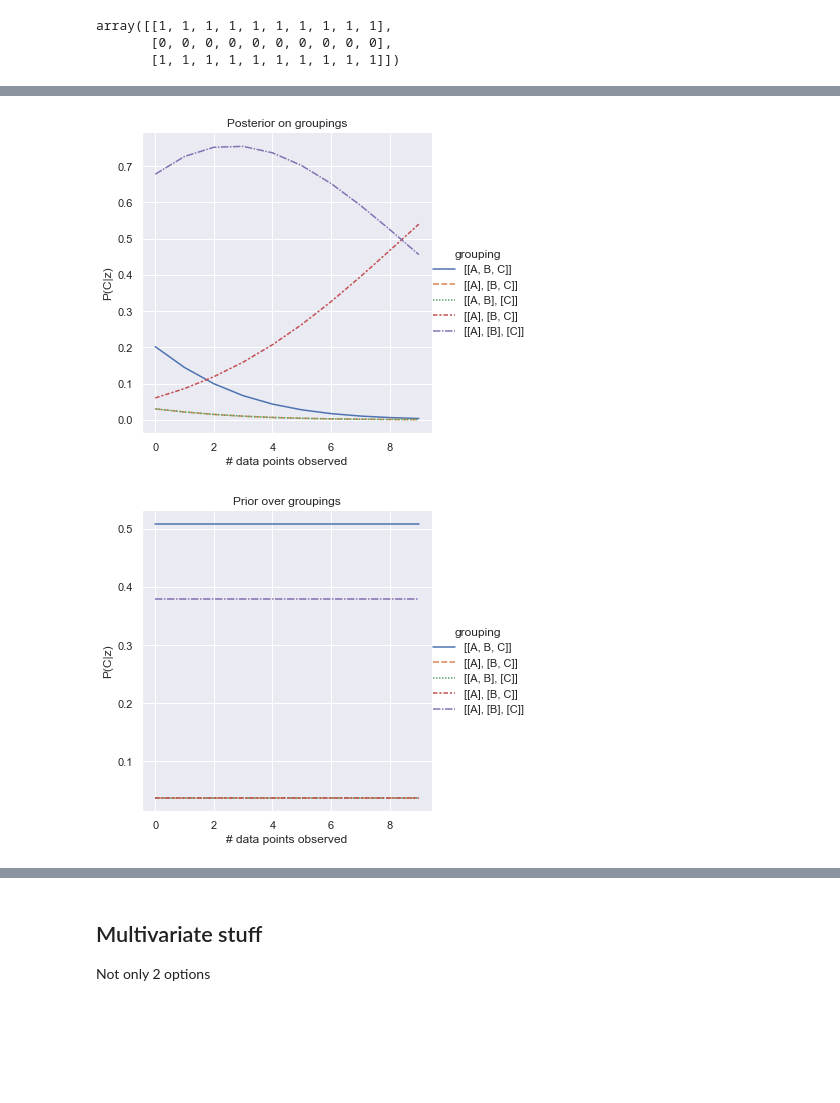
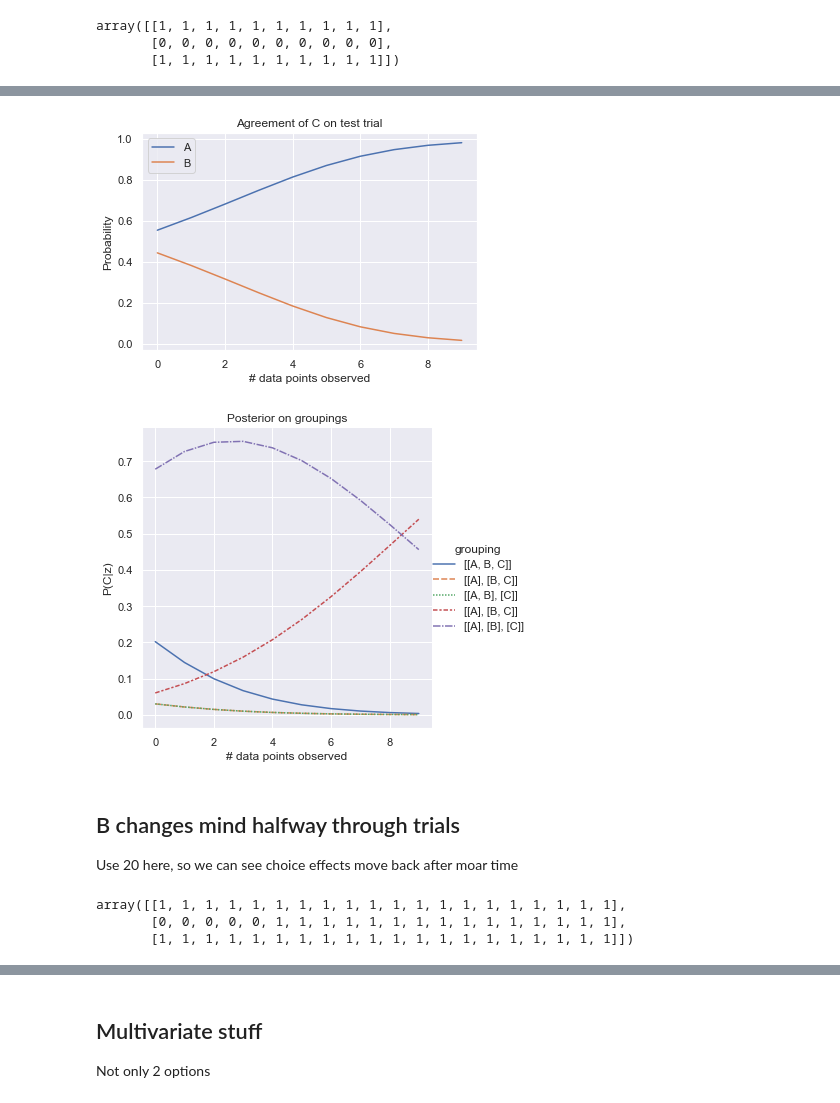
Before and after one commit to aliciamchen/structure-learning, a Jupyter notebook: GershmanPouncyGweon2017.ipynb, the cells around one changed output, grey strips where cells are left out. Saved outputs shown, nothing was run; the diff lists cells and outputs as text; code cells hidden in the pictures; blank space fills up the shorter version.

```diff
--- a/GershmanPouncyGweon2017.ipynb
+++ b/GershmanPouncyGweon2017.ipynb
@@ -767,26 +743,21 @@ df_prog
-# %%
-# plots
-
-# Posterior on groupings
-g = sns.relplot(data=df_prog, x="time", y="PzGC", hue="grouping", kind="line", style="grouping")
-new_labels = ['[[A, B, C]]', '[[A], [B, C]]', '[[A, B], [C]]', '[[A], [B, C]]', '[[A], [B], [C]]']
-for t, l in zip(g._legend.texts, new_labels):
-    t.set_text(l)
-plt.title("Posterior on groupings")
-plt.ylabel("P(C|z)")
-plt.xlabel("# data points observed")
-plt.show()
-# %% [output]
-[figure, removed]
-# %%
-# Posterior on groupings
-g = sns.relplot(data=df_prog, x="time", y="Pz", hue="grouping", kind="line", style="grouping")
-new_labels = ['[[A, B, C]]', '[[A], [B, C]]', '[[A, B], [C]]', '[[A], [B, C]]', '[[A], [B], [C]]']
-for t, l in zip(g._legend.texts, new_labels):
-    t.set_text(l)
-plt.title("Prior over groupings")
-plt.ylabel("P(C|z)")
-plt.xlabel("# data points observed")
-plt.show()
-# %% [output]
-[figure, removed]
+# %%
+_ = dynamics(big_C, params)
+# %% [output]
+[figure, added]
+[figure, added]
+# %% [markdown]
+## B changes mind halfway through trials
+
+Use 20 here, so we can see choice effects move back after moar time
+# %%
+big_C = np.array([
+    [1 for i in range(20)],  # A
+    [0 for i in range(5)] + [1 for i in range(15)],  # B
+    [1 for i in range(20)]  # C
+])
+
+big_C
+# %% [output]
+array([[1, 1, 1, 1, 1, 1, 1, 1, 1, 1, 1, 1, 1, 1, 1, 1, 1, 1, 1, 1],
+       [0, 0, 0, 0, 0, 1, 1, 1, 1, 1, 1, 1, 1, 1, 1, 1, 1, 1, 1, 1],
+       [1, 1, 1, 1, 1, 1, 1, 1, 1, 1, 1, 1, 1, 1, 1, 1, 1, 1, 1, 1]])
```
Also changed, not shown: parts of 43 cells of this notebook.
